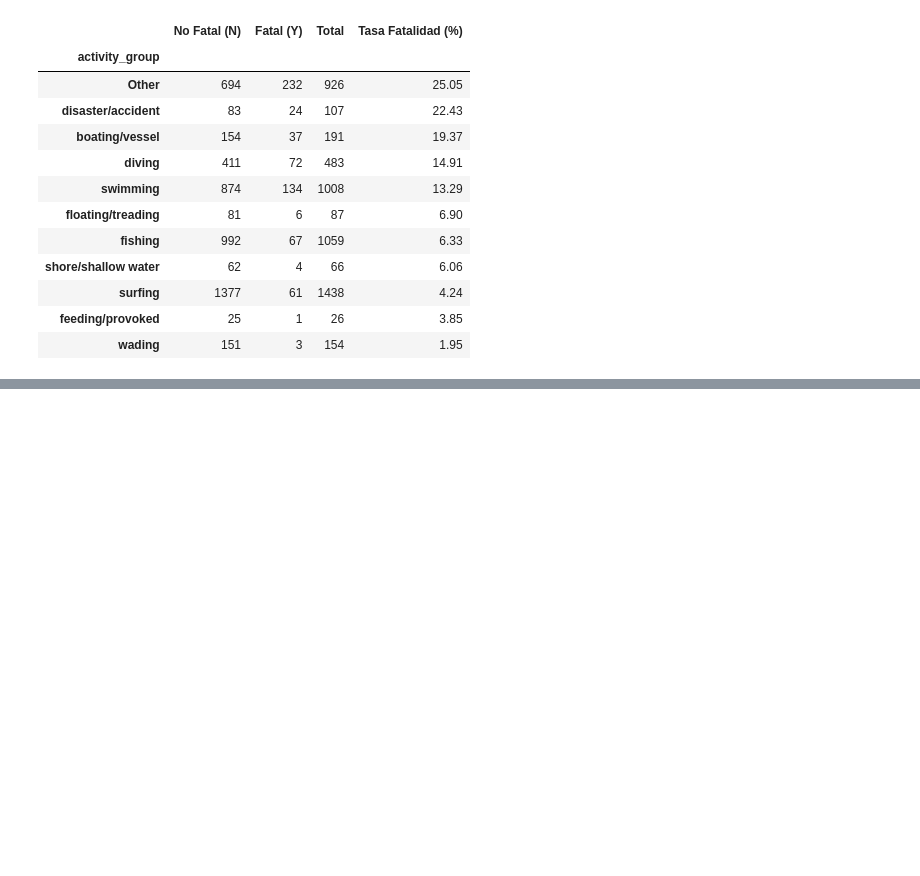
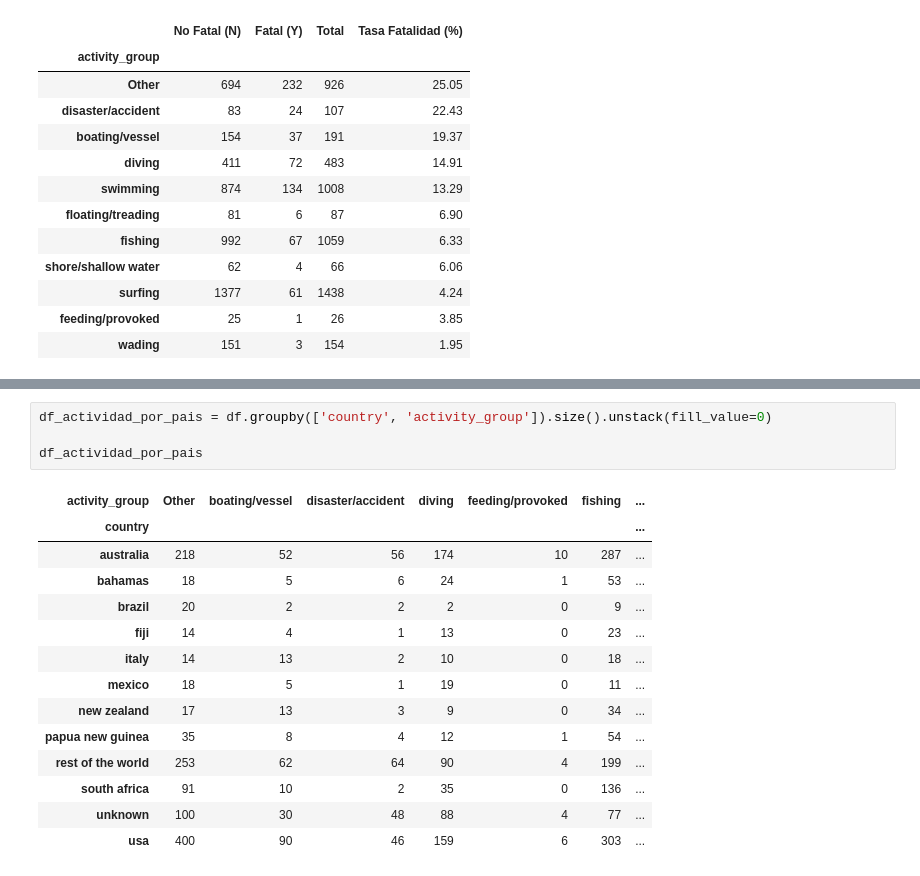
Before and after one commit to ignaciosabatell/Project-Shark-Attacks, a Jupyter notebook: Sharks_Attacks.ipynb, the cells around one changed output, grey strips where cells are left out. Drawn from its saved outputs; the diff is of its cells as text; blank space fills up the shorter version.

```diff
--- a/Sharks_Attacks.ipynb
+++ b/Sharks_Attacks.ipynb
@@ -444,0 +475,19 @@ df_clean
+# %%
+df_actividad_por_pais = df.groupby(['country', 'activity_group']).size().unstack(fill_value=0)
+
+df_actividad_por_pais
+# %% [output]
+| activity_group | Other | boating/vessel | disaster/accident | diving | feeding/provoked | fishing | ... |
+| country |  |  |  |  |  |  | ... |
+| australia | 218 | 52 | 56 | 174 | 10 | 287 | ... |
+| bahamas | 18 | 5 | 6 | 24 | 1 | 53 | ... |
+| brazil | 20 | 2 | 2 | 2 | 0 | 9 | ... |
+| fiji | 14 | 4 | 1 | 13 | 0 | 23 | ... |
+| italy | 14 | 13 | 2 | 10 | 0 | 18 | ... |
+| mexico | 18 | 5 | 1 | 19 | 0 | 11 | ... |
+| new zealand | 17 | 13 | 3 | 9 | 0 | 34 | ... |
+| papua new guinea | 35 | 8 | 4 | 12 | 1 | 54 | ... |
+| rest of the world | 253 | 62 | 64 | 90 | 4 | 199 | ... |
+| south africa | 91 | 10 | 2 | 35 | 0 | 136 | ... |
+| unknown | 100 | 30 | 48 | 88 | 4 | 77 | ... |
+| usa | 400 | 90 | 46 | 159 | 6 | 303 | ... |
```
Also changed, not shown: parts of 7 cells of this notebook.
